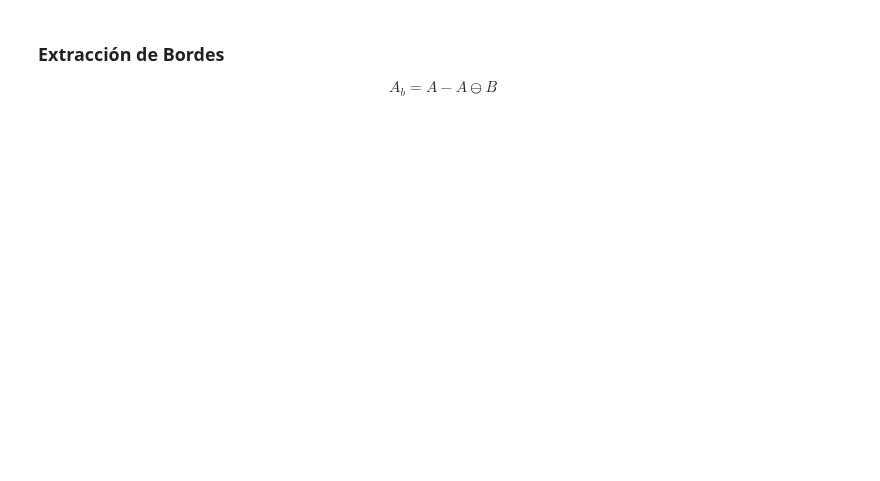
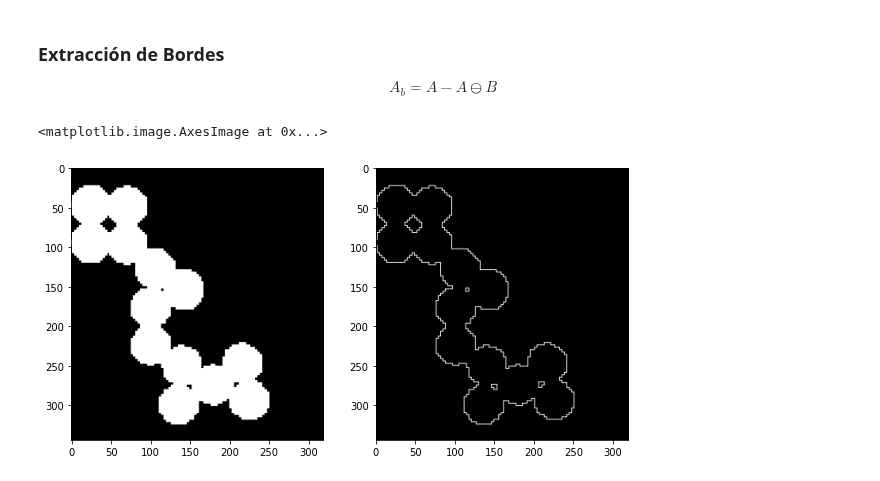
Before and after one commit to UN-GCPDS/Procesamiento-Digital-De-Imagenes, a Jupyter notebook: 2-ConceptosBasicosDeImagenes/3-FiltrosMorfologicos.ipynb, the cells around one changed output. Saved outputs shown, nothing was run; the diff lists cells and outputs as text; code cells hidden in the pictures; blank space fills up the shorter version.

```diff
--- a/2-ConceptosBasicosDeImagenes/3-FiltrosMorfologicos.ipynb
+++ b/2-ConceptosBasicosDeImagenes/3-FiltrosMorfologicos.ipynb
@@ -187,3 +229,28 @@ $$
 $$
  A_b = A - A \ominus B
 $$
+# %%
+import cv2
+import matplotlib.pyplot as plt
+import numpy as np
+
+
+img = cv2.imread('./circles.png')
+img = img[...,0]
+
+
+kernel = np.ones((3,3),np.uint8)
+
+erode_image = cv2.erode(img,kernel)
+
+
+plt.figure(figsize=(10,5))
+
+plt.subplot(1,2,1)
+plt.imshow(img,cmap='gray')
+
+plt.subplot(1,2,2)
+plt.imshow(img-erode_image,cmap='gray')
+# %% [output]
+<matplotlib.image.AxesImage at 0x...>
+[figure, added]
```
Also changed, not shown: parts of 5 cells of this notebook.
